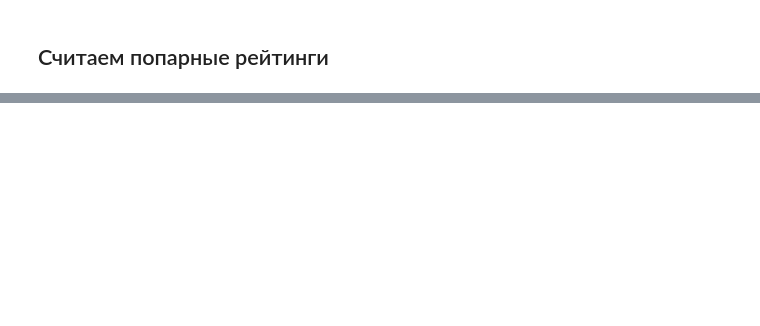
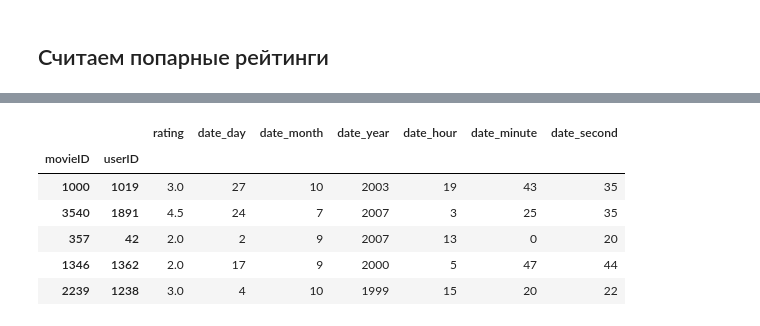
Before and after one commit to shestakoff/minor_da_2017, a Jupyter notebook: seminar14-recsys-proc.ipynb, the cells around one changed output, grey strips where cells are left out. Saved outputs shown, nothing was run; the diff lists cells and outputs as text; code cells hidden in the pictures; blank space fills up the shorter version.

```diff
--- a/seminar14-recsys-proc.ipynb
+++ b/seminar14-recsys-proc.ipynb
@@ -111,0 +262,12 @@ from sklearn.metrics import pairwise_distances
+# %%
+df_rates_test = df_rates_test.set_index(['movieID', 'userID'])
+# %%
+df_rates_test.head()
+# %% [output]
+|  |  | rating | date_day | date_month | date_year | date_hour | date_minute | date_second |
+| movieID | userID |  |  |  |  |  |  |  |
+| 1000 | 1019 | 3.0 | 27 | 10 | 2003 | 19 | 43 | 35 |
+| 3540 | 1891 | 4.5 | 24 | 7 | 2007 | 3 | 25 | 35 |
+| 357 | 42 | 2.0 | 2 | 9 | 2007 | 13 | 0 | 20 |
+| 1346 | 1362 | 2.0 | 17 | 9 | 2000 | 5 | 47 | 44 |
+| 2239 | 1238 | 3.0 | 4 | 10 | 1999 | 15 | 20 | 22 |
```
Also changed, not shown: parts of 25 cells of this notebook.
